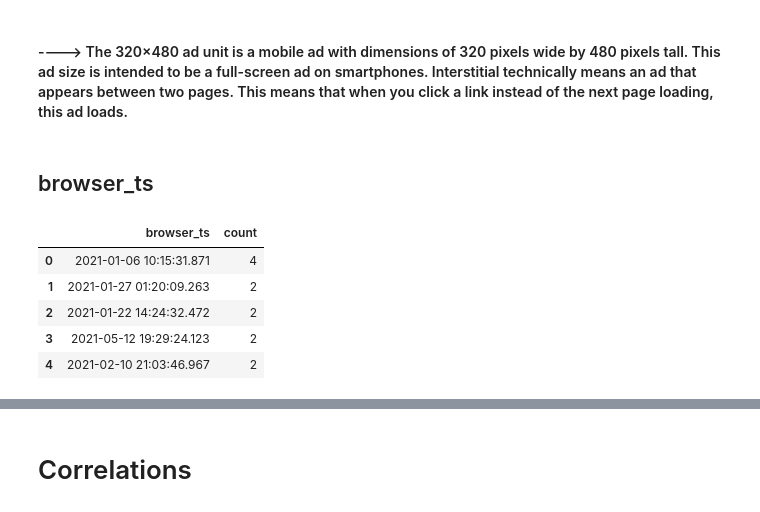
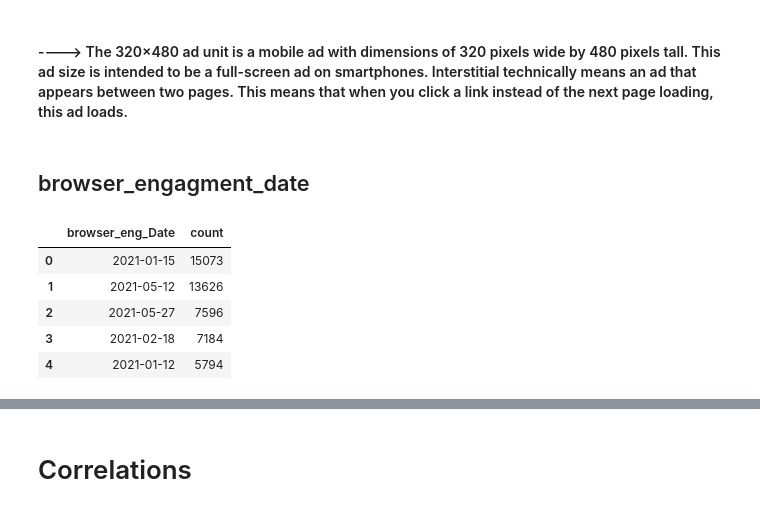
Before and after one commit to abel-blue/data-science-challenge, a Jupyter notebook: notebooks/2. data_exploration.ipynb, the cells around one changed output, grey strips where cells are left out. Cells and saved outputs as stored; diff of their text form; code cells hidden in the pictures.

```diff
--- a/notebooks/2. data_exploration.ipynb
+++ b/notebooks/2. data_exploration.ipynb
@@ -434,20 +408,20 @@ fig = exploration.plot_hist(df,'Placement(s)','blue')
 # %% [markdown]
 #### ----> The 320×480 ad unit is a mobile ad with dimensions of 320 pixels wide by 480 pixels tall. This ad size is intended to be a full-screen ad on smartphones. Interstitial technically means an ad that appears between two pages. This means that when you click a link instead of the next page loading, this ad loads.
 # %% [markdown]
-## browser_ts
+## browser_engagment_date
 # %%
 # grouping by experiment and its count
-experiment_groups = df.groupby(['browser_ts']).agg({'browser_ts': ['count']})
+experiment_groups = df.groupby(['browser_eng_Date']).agg({'browser_eng_Date': ['count']})
 experiment_groups.columns = ['count']
 experiment_groups = experiment_groups.sort_values(by='count', ascending=False)
 experiment_groups = experiment_groups.reset_index()
 experiment_groups.head()
 # %% [output]
-|  | browser_ts | count |
-| 0 | 2021-01-06 10:15:31.871 | 4 |
-| 1 | 2021-01-27 01:20:09.263 | 2 |
-| 2 | 2021-01-22 14:24:32.472 | 2 |
-| 3 | 2021-05-12 19:29:24.123 | 2 |
-| 4 | 2021-02-10 21:03:46.967 | 2 |
+|  | browser_eng_Date | count |
+| 0 | 2021-01-15 | 15073 |
+| 1 | 2021-05-12 | 13626 |
+| 2 | 2021-05-27 | 7596 |
+| 3 | 2021-02-18 | 7184 |
+| 4 | 2021-01-12 | 5794 |
 # %%
 # histogram visual
```
Also changed, not shown: parts of 18 cells of this notebook.
